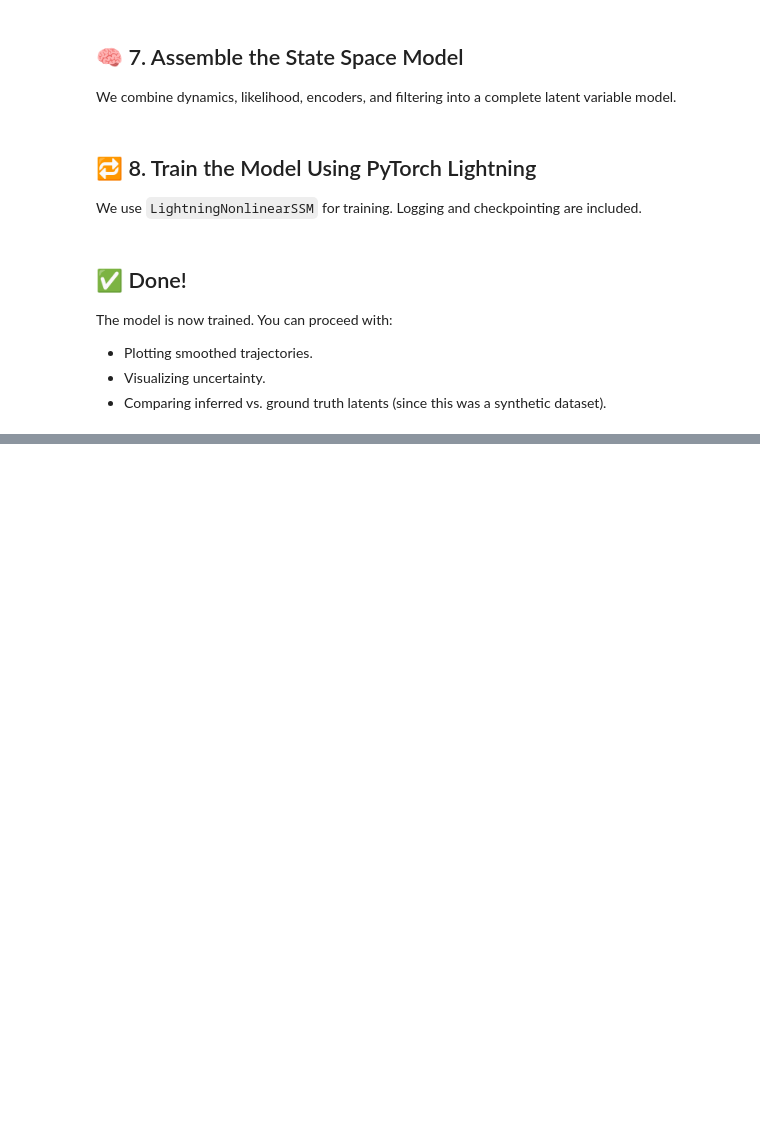
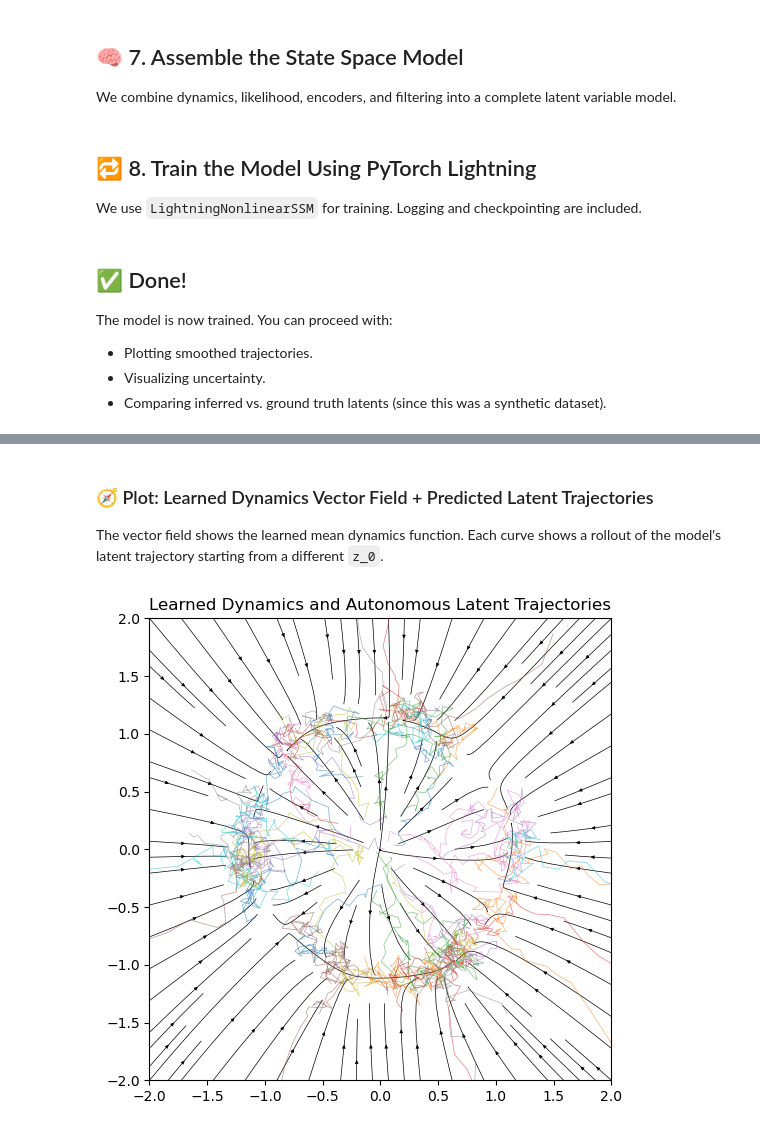
Before and after one commit to catniplab/xfads, a Jupyter notebook: examples/ring_attractor/demo.ipynb, the cells around one changed output, grey strips where cells are left out. Saved outputs shown, nothing was run; the diff lists cells and outputs as text; code cells hidden in the pictures; blank space fills up the shorter version.

Commit message:
example rollout and phase portrait same style as generative model and data

```diff
--- a/examples/ring_attractor/demo.ipynb
+++ b/examples/ring_attractor/demo.ipynb
@@ -170,0 +176,40 @@ plt.show()
+# %%
+# Define number of rollout samples and rollout length
+n_ex_samples = 1
+n_ex_trials = 50
+n_ex_time_bins = 50
+
+# Sample initial latent states (z_0): a mix of small and large amplitude noise
+z_0 = torch.zeros((n_ex_samples, n_ex_trials, 2))
+z_0[:, ::2] = 0.2 * torch.randn_like(z_0[:, ::2])   # small amplitude for even-indexed trials
+z_0[:, 1::2] = 2.0 * torch.randn_like(z_0[:, 1::2])  # large amplitude for odd-indexed trials
+
+# Predict forward using the learned dynamics (no encoder or data used here)
+z_prd = seq_vae.ssm.predict_forward(z_0, n_ex_time_bins).detach()
+# %% [markdown]
+### 🧭 Plot: Learned Dynamics Vector Field + Predicted Latent Trajectories
+
+The vector field shows the learned mean dynamics function.
+Each curve shows a rollout of the model's latent trajectory starting from a different `z_0`.
+# %%
+fig, axs = plt.subplots(figsize=(6, 6))
+axs.set_box_aspect(1.0)
+axs.set_xlim(-2.0, 2.0)
+axs.set_ylim(-2.0, 2.0)
+axs.set_title("Learned Dynamics and Autonomous Latent Trajectories")
+
+# Plot learned vector field over the 2D latent space
+plot_utils.plot_two_d_vector_field(
+    seq_vae.ssm.dynamics_mod.mean_fn,
+    axs,
+    min_xy=-2,
+    max_xy=2,
+)
+
+# Overlay predicted trajectories
+for i in range(50):  # plot 50 of the 50
+    axs.plot(z_prd[0, i, :, 0].cpu(), z_prd[0, i, :, 1].cpu(), lw=0.5, alpha=0.6)
+
+plt.show()
+# %% [output]
+[figure, added]
```
Also changed, not shown: parts of 3 cells of this notebook.
